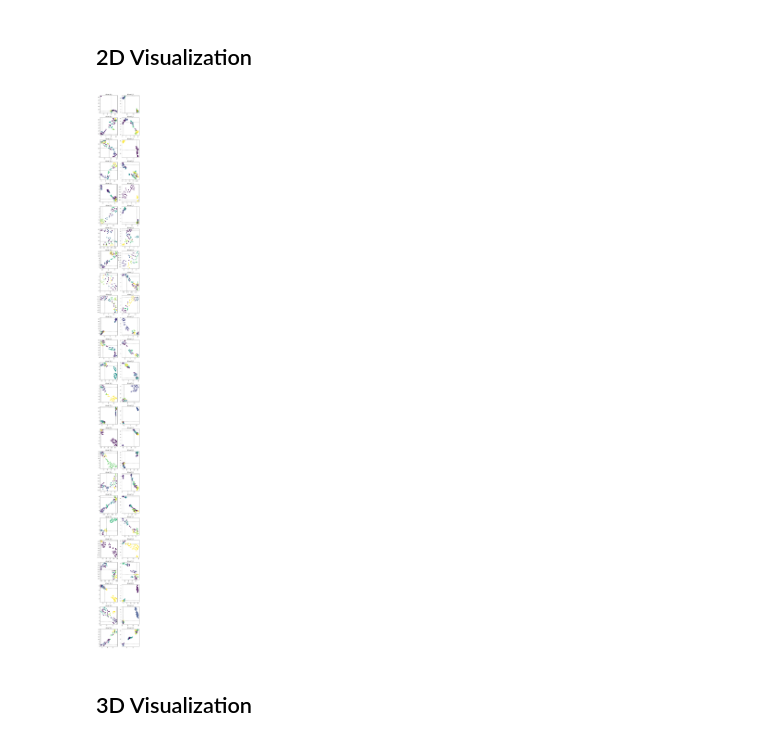
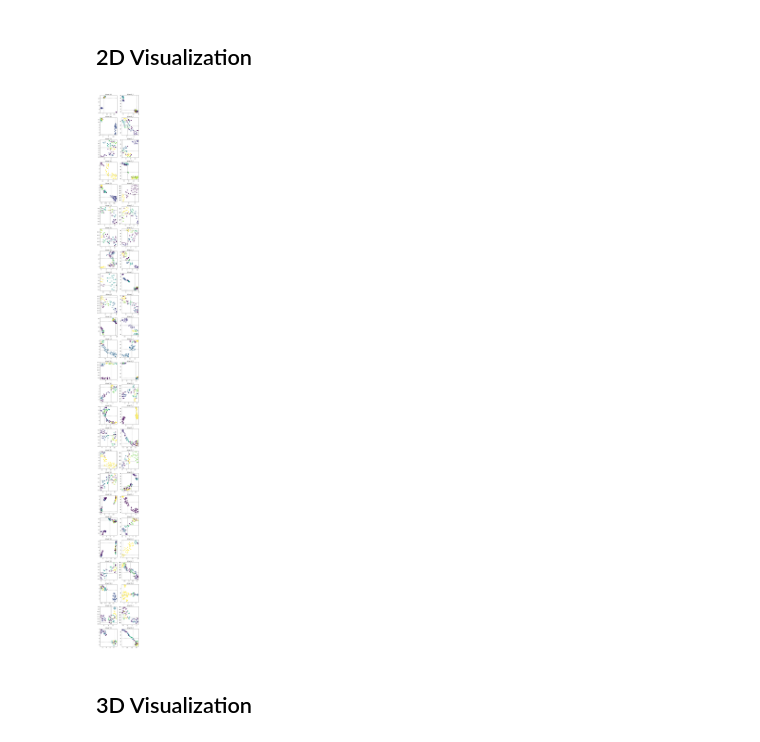
Before and after one commit to ericsua/DataMiningProject23-24, a Jupyter notebook: Part3.ipynb, the cells around one changed output. Saved outputs shown, nothing was run; the diff lists cells and outputs as text; code cells hidden in the pictures.

Commit message:
update part3
changed the distance metric to compare clusters

```diff
--- a/Part3.ipynb
+++ b/Part3.ipynb
@@ -457,3 +457,27 @@ for driver, driverSet in actualDriverSets.items():
     driversIndicesBack[driver] = driver_indices
 # %% [markdown]
 ## HDBSCAN
+# %%
+from sklearn.metrics import pairwise_distances
+
+def mapping_clustroid(labels: list, cluster_idx, point_idx):
+    counter = 0
+    for i,label in enumerate(labels):
+        if label == cluster_idx:
+            if counter == point_idx:
+                return i
+            counter += 1
+
+def intra_cluster_distance(sparse_distances):
+    mean_distances = []
+    for point in sparse_distances:
+        mean_distances.append(np.mean(point))
+
+    return np.mean(mean_distances)
+
+def inter_cluster_distance(sparse_distances):
+    mean_distances = []
+    for point in sparse_distances:
+        mean_distances.append(np.mean(point))
+
+    return mean_distances
@@ -556,30 +642,30 @@ with open(file_path, 'w') as json_file:
 # %%
 columns = 2
 rows = len(uniqueDrivers) // columns
 fig, axs = plt.subplots(rows, columns, figsize = (columns*3, rows*3))
 
 axs = axs.flatten()
 
 for i, driver in enumerate(uniqueDrivers):
     idx = best_clustroids[i]
 
-    fit = umap.UMAP(n_neighbors=15,min_dist=0.1,n_components=2,metric='cosine')
+    fit = umap.UMAP(n_neighbors=15,min_dist=0.1,n_components=2,metric='euclidean')
     u = fit.fit_transform(driversDistances[driver])
 
     axs[i].scatter(u[:,0], u[:,1], s = 50, c=driversLabels[driver])
 
     axs[i].plot(u[idx, 0], u[idx, 1], marker='*', markersize=5, color='black')
 
     axs[i].axhline(y=u[idx, 1], color='gray', linestyle='--')
     axs[i].axvline(x=u[idx, 0], color='gray', linestyle='--')
 
     axs[i].set_title(f"driver {driver}", fontsize=12)
     #axs[i].legend()
 
 plt.tight_layout()
 plt.show()
 # %% [output]
-[figure, old version]
+[figure, new version]
 # %% [markdown]
 ## 3D Visualization
 # %%
```
Also changed, not shown: parts of 4 cells of this notebook, 1 other file.
